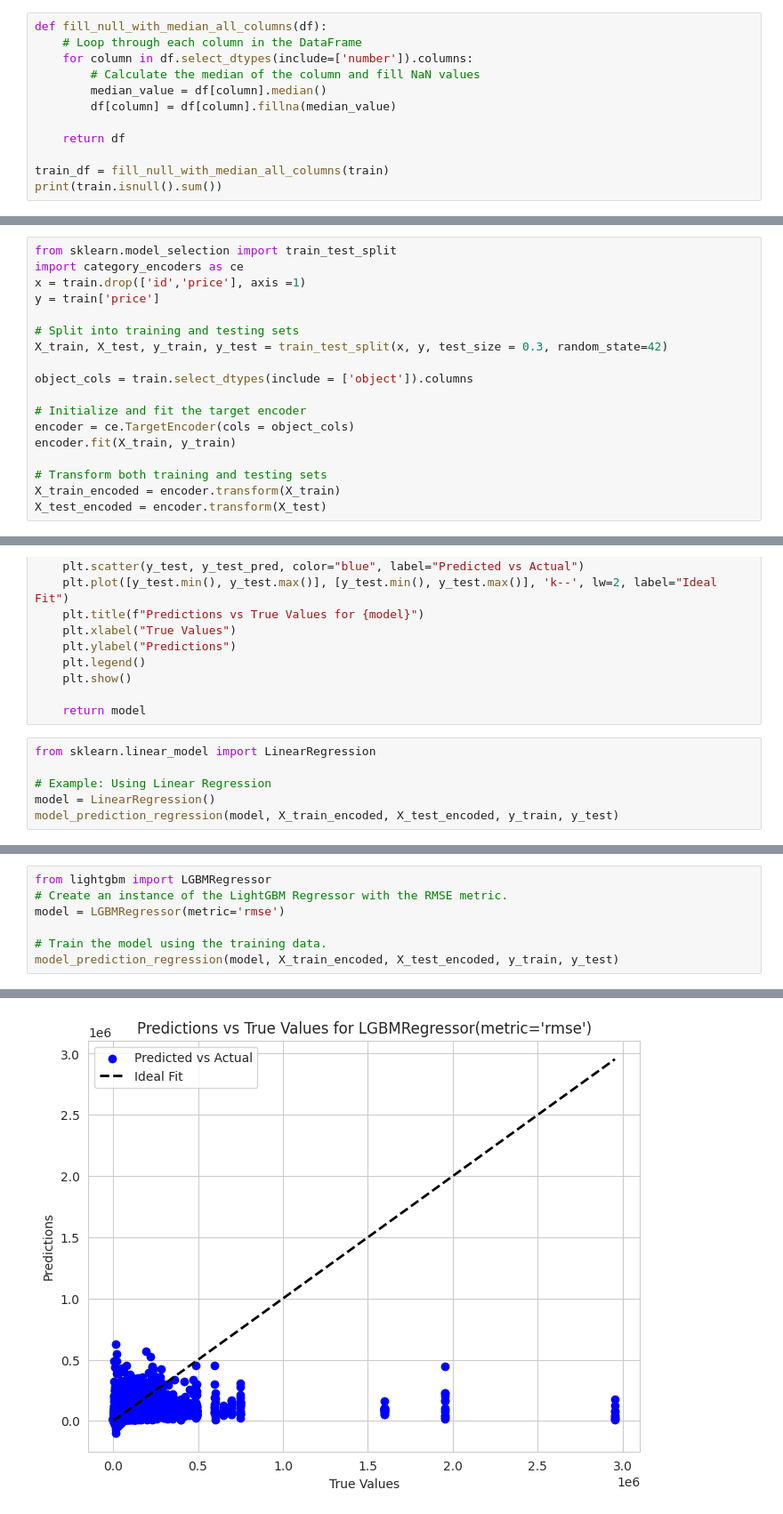
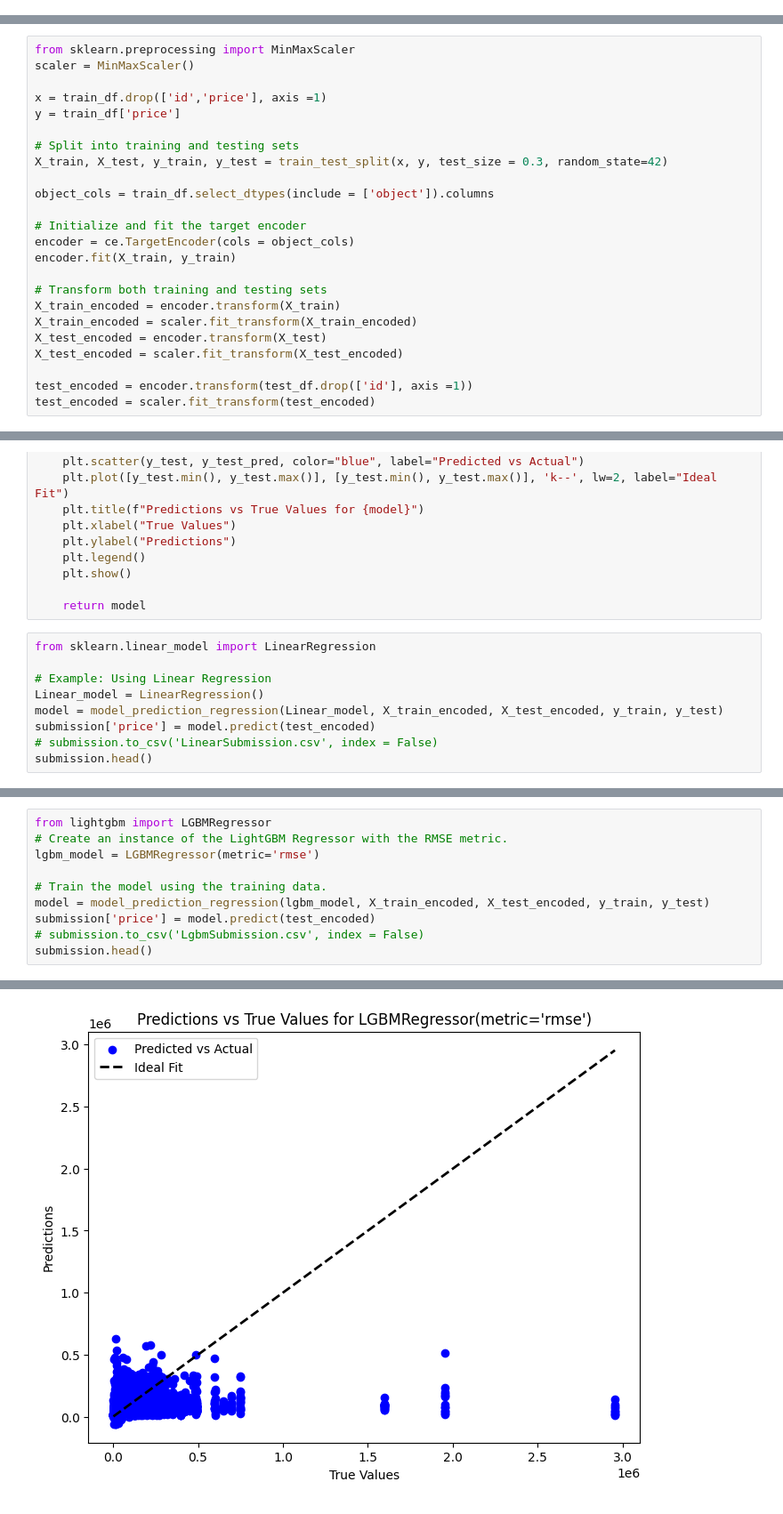
Before and after one commit to Sabya2/Kaggle_Playground-Series, a Jupyter notebook: tps-september2024-s4e9-ml.ipynb, the cells around one changed output, grey strips where cells are left out. Shown at 89% size. Saved outputs shown, nothing was run; the diff lists cells and outputs as text.

```diff
--- a/tps-september2024-s4e9-ml.ipynb
+++ b/tps-september2024-s4e9-ml.ipynb
@@ -143,12 +194,0 @@ test = feature_engoneering(test)
-# %%
-def fill_null_with_median_all_columns(df):
-    # Loop through each column in the DataFrame
-    for column in df.select_dtypes(include=['number']).columns:
-        # Calculate the median of the column and fill NaN values
-        median_value = df[column].median()
-        df[column] = df[column].fillna(median_value)
-
-    return df
-
-train_df = fill_null_with_median_all_columns(train)
-print(train.isnull().sum())
@@ -247,13 +284,14 @@ Note: you may need to restart the kernel to use updated packages.
 # %%
-from sklearn.model_selection import train_test_split
-import category_encoders as ce
-x = train.drop(['id','price'], axis =1)
-y = train['price']
+from sklearn.preprocessing import MinMaxScaler
+scaler = MinMaxScaler()
+
+x = train_df.drop(['id','price'], axis =1)
+y = train_df['price']
 
 # Split into training and testing sets
 X_train, X_test, y_train, y_test = train_test_split(x, y, test_size = 0.3, random_state=42)
 
-object_cols = train.select_dtypes(include = ['object']).columns
+object_cols = train_df.select_dtypes(include = ['object']).columns
 
 # Initialize and fit the target encoder
 encoder = ce.TargetEncoder(cols = object_cols)
@@ -261,7 +299,12 @@ encoder.fit(X_train, y_train)
 
 # Transform both training and testing sets
 X_train_encoded = encoder.transform(X_train)
+X_train_encoded = scaler.fit_transform(X_train_encoded)
 X_test_encoded = encoder.transform(X_test)
+X_test_encoded = scaler.fit_transform(X_test_encoded)
+
+test_encoded = encoder.transform(test_df.drop(['id'], axis =1))
+test_encoded = scaler.fit_transform(test_encoded)
 # %%
 from sklearn.metrics import mean_squared_error, mean_absolute_error, r2_score
 import numpy as np
@@ -317,7 +360,10 @@ def model_prediction_regression(model, x_train, x_test, y_train, y_test):
 from sklearn.linear_model import LinearRegression
 
 # Example: Using Linear Regression
-model = LinearRegression()
-model_prediction_regression(model, X_train_encoded, X_test_encoded, y_train, y_test)
+Linear_model = LinearRegression()
+model = model_prediction_regression(Linear_model, X_train_encoded, X_test_encoded, y_train, y_test)
+submission['price'] = model.predict(test_encoded)
+# submission.to_csv('LinearSubmission.csv', index = False)
+submission.head()
 # %% [output]
 Training Metrics for LinearRegression() model:
@@ -336,8 +387,11 @@ LinearRegression()
 # %%
 from lightgbm import LGBMRegressor
 # Create an instance of the LightGBM Regressor with the RMSE metric.
-model = LGBMRegressor(metric='rmse')
+lgbm_model = LGBMRegressor(metric='rmse')
 
 # Train the model using the training data.
-model_prediction_regression(model, X_train_encoded, X_test_encoded, y_train, y_test)
+model = model_prediction_regression(lgbm_model, X_train_encoded, X_test_encoded, y_train, y_test)
+submission['price'] = model.predict(test_encoded)
+# submission.to_csv('LgbmSubmission.csv', index = False)
+submission.head()
 # %% [output]
@@ -360 +414 @@ Root Mean Squared Error (RMSE): 67008.11668466913
-[figure, old version]
+[figure, new version]
```
Also changed, not shown: parts of 15 cells of this notebook.
